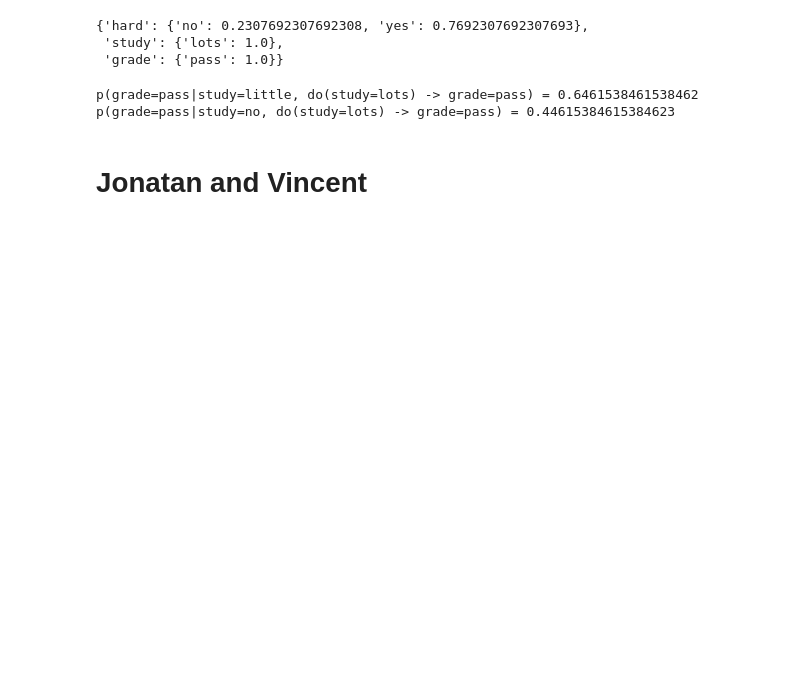
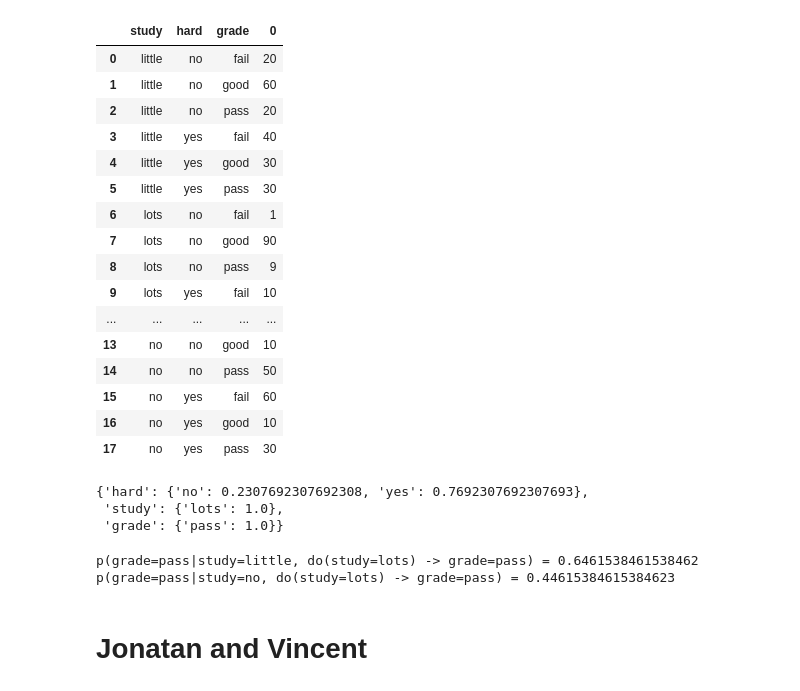
Before and after one commit to koaning/brent, a Jupyter notebook: notebooks/study.ipynb, the cells around one changed output. Cells and saved outputs as stored; diff of their text form; code cells hidden in the pictures; blank space fills up the shorter version.

```diff
--- a/notebooks/study.ipynb
+++ b/notebooks/study.ipynb
@@ -26,3 +26,23 @@ dag.plot()
+# %%
+df.groupby(list(df.columns)).agg(len).reset_index()
+# %% [output]
+|  | study | hard | grade | 0 |
+| 0 | little | no | fail | 20 |
+| 1 | little | no | good | 60 |
+| 2 | little | no | pass | 20 |
+| 3 | little | yes | fail | 40 |
+| 4 | little | yes | good | 30 |
+| 5 | little | yes | pass | 30 |
+| 6 | lots | no | fail | 1 |
+| 7 | lots | no | good | 90 |
+| 8 | lots | no | pass | 9 |
+| 9 | lots | yes | fail | 10 |
+| ... | ... | ... | ... | ... |
+| 13 | no | no | good | 10 |
+| 14 | no | no | pass | 50 |
+| 15 | no | yes | fail | 60 |
+| 16 | no | yes | good | 10 |
+| 17 | no | yes | pass | 30 |
 # %%
 q = Query(dag).given(study="lots", grade="pass")
 q.infer()
```
Also changed, not shown: parts of 1 cell of this notebook, 8 other files.
